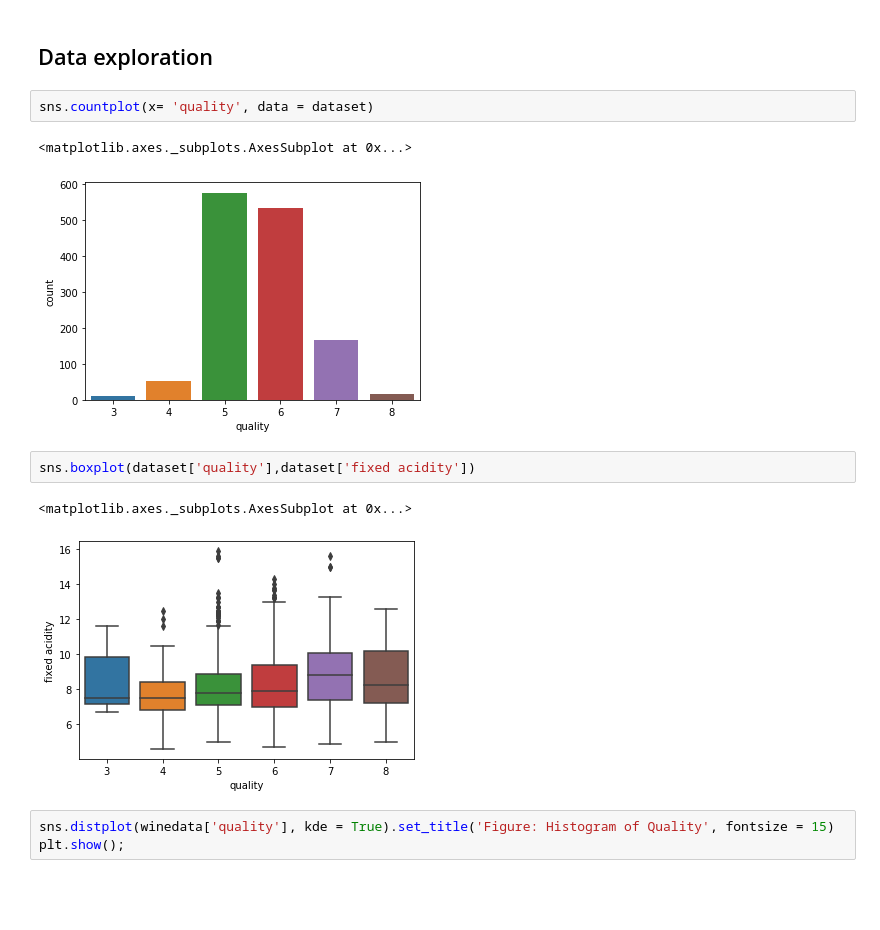
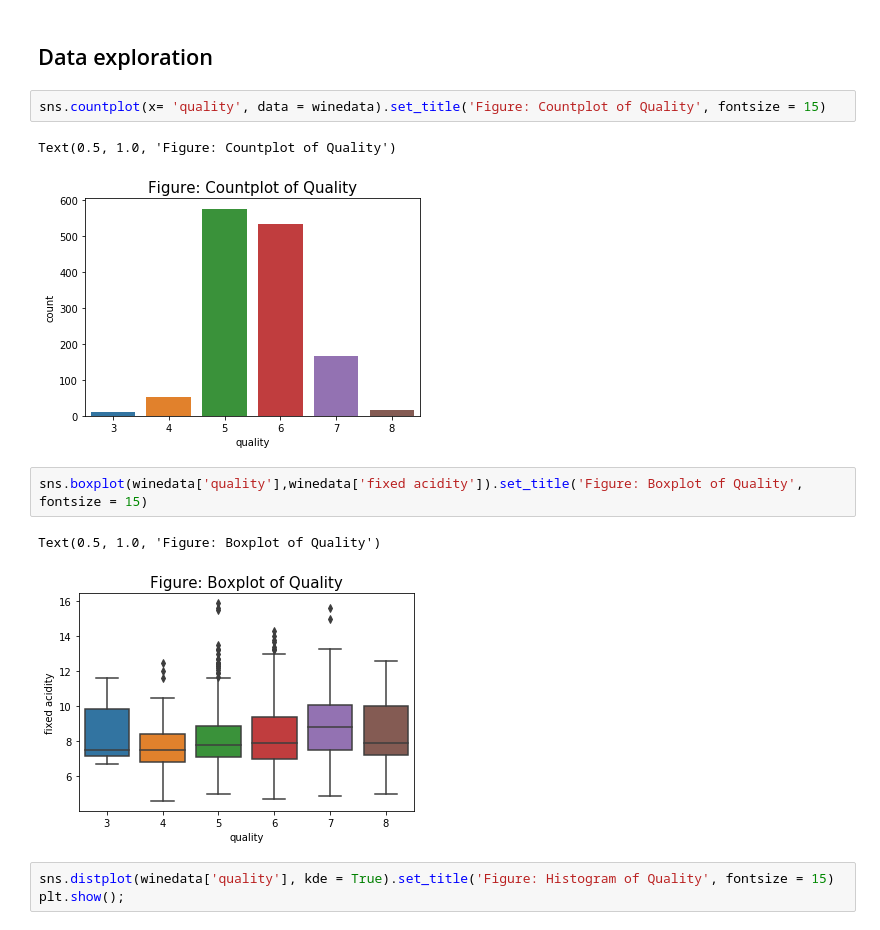
Before and after one commit to AbdielNie/wineQuality, a Jupyter notebook: wineQuality.ipynb, the cells around one changed output. Saved outputs shown, nothing was run; the diff lists cells and outputs as text; blank space fills up the shorter version.

```diff
--- a/wineQuality.ipynb
+++ b/wineQuality.ipynb
@@ -205,15 +233,15 @@ dtype: object
 # %% [markdown]
 ## Data exploration
 # %%
-sns.countplot(x= 'quality', data = dataset)
+sns.countplot(x= 'quality', data = winedata).set_title('Figure: Countplot of Quality', fontsize = 15)
 # %% [output]
-<matplotlib.axes._subplots.AxesSubplot at 0x...>
+Text(0.5, 1.0, 'Figure: Countplot of Quality')
-[figure, old version]
+[figure, new version]
 # %%
-sns.boxplot(dataset['quality'],dataset['fixed acidity'])
+sns.boxplot(winedata['quality'],winedata['fixed acidity']).set_title('Figure: Boxplot of Quality', fontsize = 15)
 # %% [output]
-<matplotlib.axes._subplots.AxesSubplot at 0x...>
+Text(0.5, 1.0, 'Figure: Boxplot of Quality')
-[figure, old version]
+[figure, new version]
 # %%
 sns.distplot(winedata['quality'], kde = True).set_title('Figure: Histogram of Quality', fontsize = 15)
 plt.show();
```
Also changed, not shown: parts of 44 cells of this notebook.
